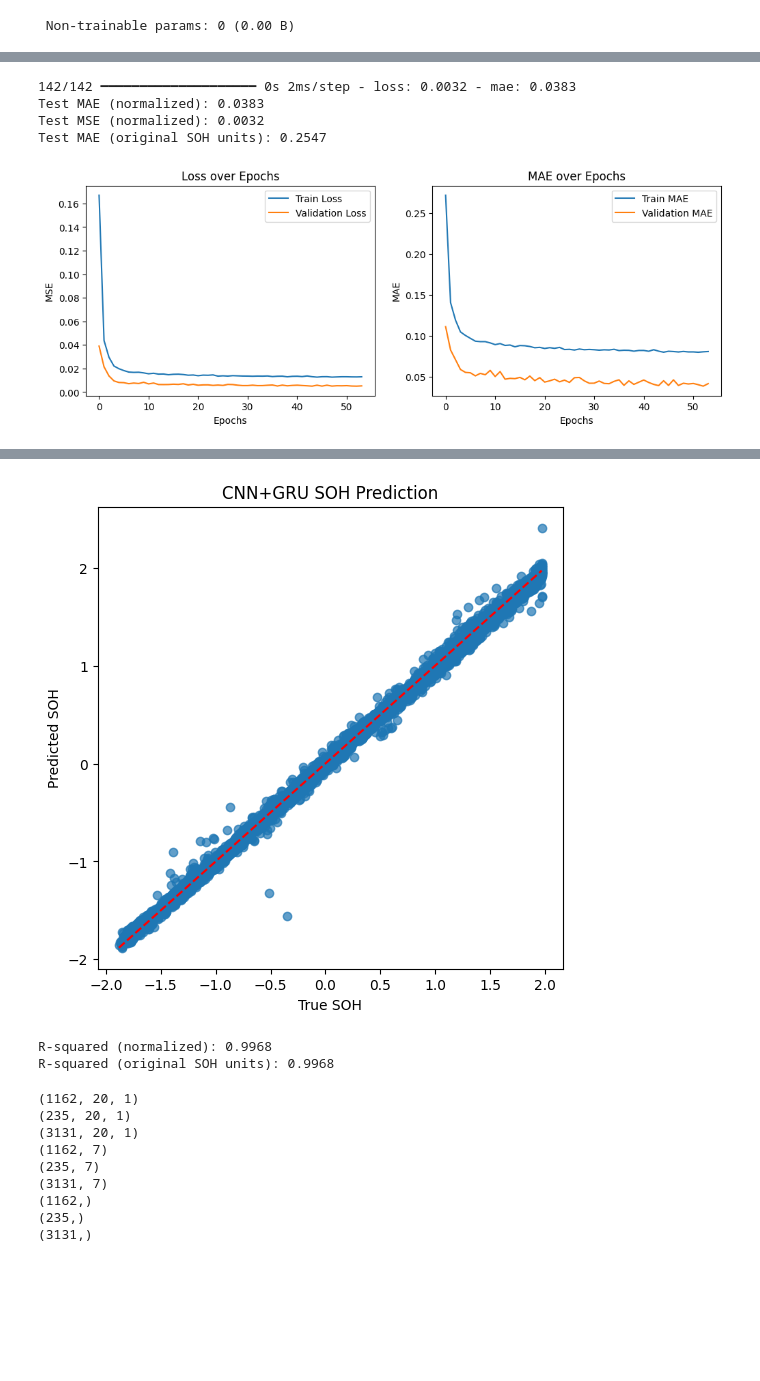
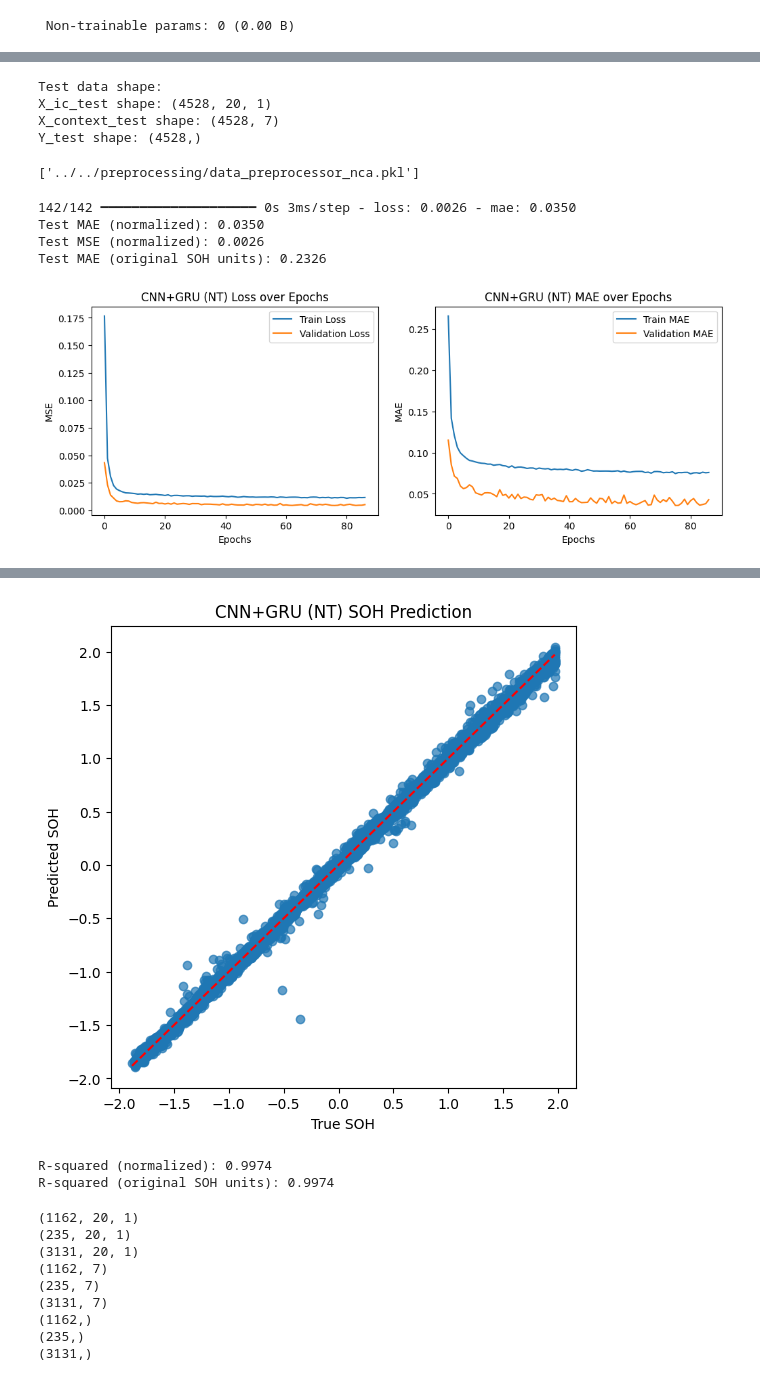
Before and after one commit to Mangalasridharan/robust-soh-estimation, a Jupyter notebook: Notebooks/Normal Training/CNN_GRU.ipynb, the cells around one changed output, grey strips where cells are left out. Drawn from its saved outputs; the diff is of its cells as text; code cells hidden in the pictures; blank space fills up the shorter version.

Commit message:
Normal Training: update CNN_GRU notebook

```diff
--- a/Notebooks/Normal Training/CNN_GRU.ipynb
+++ b/Notebooks/Normal Training/CNN_GRU.ipynb
@@ -12,7 +11,7 @@ from tensorflow.keras.callbacks import EarlyStopping, ModelCheckpoint # type: ig
 import matplotlib.pyplot as plt
 from sklearn.metrics import mean_absolute_error, mean_squared_error, r2_score
 # %%
-df = pd.read_csv('../Dataset/NCA Preprocessed/master_features_nca.csv')
+df = pd.read_csv(r'../../Dataset/NCA Preprocessed/master_features_nca.csv')
 df
 # %% [output]
 |  | filename | cell_id | temp | charge_rate | discharge_rate | cycle | SOH | IC_bin_1 | IC_bin_2 | ... |
@@ -184,0 +30,22 @@ print(len(X_ic_all))
+# %%
+sys.path.append("../../")
+from preprocessing.data_preprocessor import DataPreprocessor
+
+
+preprocessor = DataPreprocessor(
+    train_size=0.8,
+    ic_low=0,
+    ic_high=20
+)
+
+data = preprocessor.preprocess(df)
+
+X_ic_train = data["X_ic_train"]
+X_context_train = data["X_context_train"]
+y_train = data["y_train"]
+
+
+print("Train Data shape:")
+print("X_ic_train shape:", X_ic_train.shape)
+print("X_context_train shape:", X_context_train.shape)
+print("y_train shape:",y_train.shape)
@@ -236,7 +108,7 @@ Model: "functional"
  Non-trainable params: 0 (0.00 B)
 # %%
 early_stop = EarlyStopping(monitor='val_loss', patience=10, restore_best_weights=True)
-checkpoint = ModelCheckpoint('best_cnn_gru_1.keras', monitor='val_loss',
+checkpoint = ModelCheckpoint('../../Models/best_cnn_gru.keras', monitor='val_loss',
                               save_best_only=True, verbose=1)
 
 history = model.fit(
@@ -268,5 +140,28 @@ Epoch 54: val_loss did not improve from 0.00502
+# %%
+X_ic_test = data['X_ic_test']
+X_context_test = data['X_context_test']
+y_test = data['y_test']
+
+y_mean = data['y_mean']
+y_std = data['y_std']
+
+print("Test data shape:")
+print("X_ic_test shape:", X_ic_test.shape)
+print("X_context_test shape:", X_context_test.shape)
+print("Y_test shape:", y_test.shape)
+# %% [output]
+Test data shape:
+X_ic_test shape: (4528, 20, 1)
+X_context_test shape: (4528, 7)
+Y_test shape: (4528,)
+# %%
+import joblib
+joblib.dump(preprocessor, "../../preprocessing/data_preprocessor_nca.pkl")
+# %% [output]
+['../../preprocessing/data_preprocessor_nca.pkl']
 # %%
 test_loss, test_mae = model.evaluate([X_ic_test, X_context_test], y_test, verbose=1)
+
 print(f"Test MAE (normalized): {test_mae:.4f}")
 print(f"Test MSE (normalized): {test_loss:.4f}")
 
@@ -284,7 +179,7 @@ plt.plot(history.history['val_loss'], label='Validation Loss')
 plt.xlabel('Epochs')
 plt.ylabel('MSE')
 plt.legend()
-plt.title('Loss over Epochs')
+plt.title('CNN+GRU (NT) Loss over Epochs')
 
 plt.subplot(1,2,2)
 plt.plot(history.history['mae'], label='Train MAE')
@@ -292,18 +187,16 @@ plt.plot(history.history['val_mae'], label='Validation MAE')
 plt.xlabel('Epochs')
 plt.ylabel('MAE')
 plt.legend()
-plt.title('MAE over Epochs')
+plt.title('CNN+GRU (NT) MAE over Epochs')
 
 plt.show()
 # %% [output]
-142/142 ━━━━━━━━━━━━━━━━━━━━ 0s 2ms/step - loss: 0.0032 - mae: 0.0383
-Test MAE (normalized): 0.0383
-Test MSE (normalized): 0.0032
-Test MAE (original SOH units): 0.2547
+142/142 ━━━━━━━━━━━━━━━━━━━━ 0s 3ms/step - loss: 0.0026 - mae: 0.0350
+Test MAE (normalized): 0.0350
+Test MSE (normalized): 0.0026
+Test MAE (original SOH units): 0.2326
-[figure, old version]
+[figure, new version]
 # %%
-import matplotlib.pyplot as plt
-
 y_pred = model.predict([X_ic_test, X_context_test]).flatten()
 
 plt.figure(figsize=(6,6))
@@ -311,6 +204,6 @@ plt.scatter(y_test, y_pred, alpha=0.7)
 plt.plot([y_test.min(), y_test.max()], [y_test.min(), y_test.max()], 'r--')
 plt.xlabel("True SOH")
 plt.ylabel("Predicted SOH")
-plt.title("CNN+GRU SOH Prediction")
+plt.title("CNN+GRU (NT) SOH Prediction")
 plt.show()
 # %% [output]
@@ -318,4 +211,4 @@ plt.show()
-[figure, old version]
+[figure, new version]
 # %%
 r2 = r2_score(y_test, y_pred)
 
@@ -327,8 +220,8 @@ y_pred_real = y_pred * y_std + y_mean
 r2_real = r2_score(y_test_real, y_pred_real)
 print(f"R-squared (original SOH units): {r2_real:.4f}")
 # %% [output]
-R-squared (normalized): 0.9968
-R-squared (original SOH units): 0.9968
+R-squared (normalized): 0.9974
+R-squared (original SOH units): 0.9974
 # %%
 X_ic_test_25 = []
 X_context_test_25 = []
```
Also changed, not shown: parts of 12 cells of this notebook.
